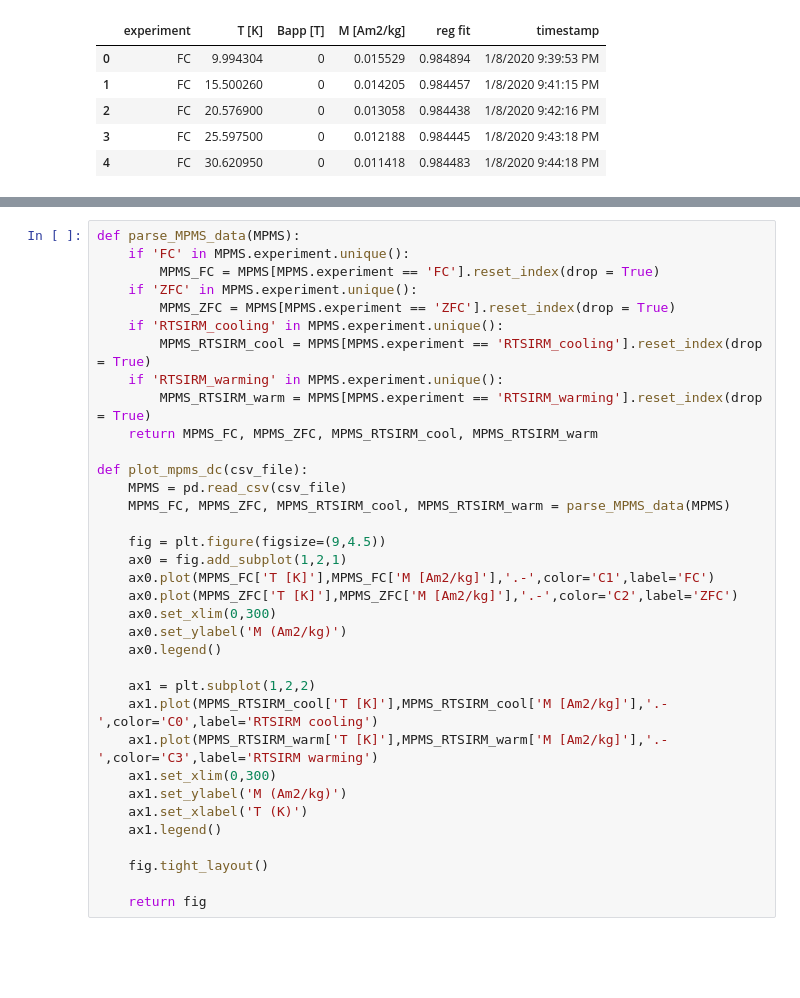
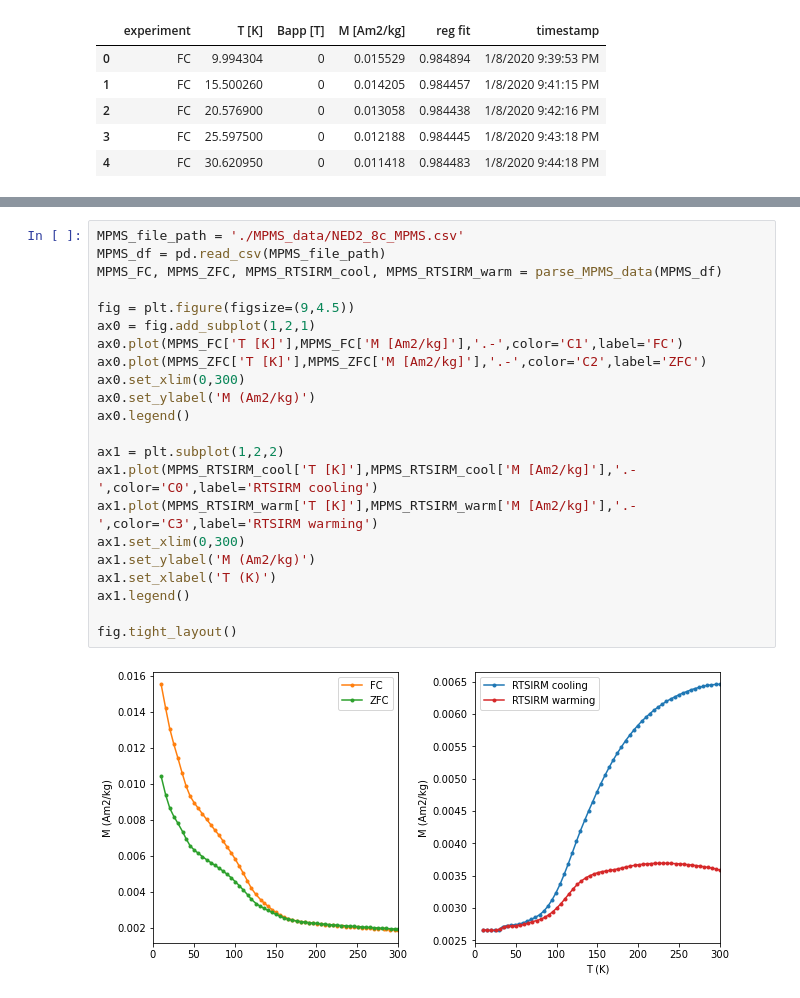
Before and after one commit to pranavdo/Earth_science_notebooks, a Jupyter notebook: rockmag/rockmag_mpms.ipynb, the cells around one changed output, grey strips where cells are left out. Cells and saved outputs as stored; diff of their text form; blank space fills up the shorter version.

```diff
--- a/rockmag/rockmag_mpms.ipynb
+++ b/rockmag/rockmag_mpms.ipynb
@@ -31,35 +42,24 @@ NED2_8c_MPMS.head()
 # %%
-def parse_MPMS_data(MPMS):
-    if 'FC' in MPMS.experiment.unique():
-        MPMS_FC = MPMS[MPMS.experiment == 'FC'].reset_index(drop = True)
-    if 'ZFC' in MPMS.experiment.unique():
-        MPMS_ZFC = MPMS[MPMS.experiment == 'ZFC'].reset_index(drop = True)
-    if 'RTSIRM_cooling' in MPMS.experiment.unique():
-        MPMS_RTSIRM_cool = MPMS[MPMS.experiment == 'RTSIRM_cooling'].reset_index(drop = True)
-    if 'RTSIRM_warming' in MPMS.experiment.unique():
-        MPMS_RTSIRM_warm = MPMS[MPMS.experiment == 'RTSIRM_warming'].reset_index(drop = True)
-    return MPMS_FC, MPMS_ZFC, MPMS_RTSIRM_cool, MPMS_RTSIRM_warm
+MPMS_file_path = './MPMS_data/NED2_8c_MPMS.csv'
+MPMS_df = pd.read_csv(MPMS_file_path)
+MPMS_FC, MPMS_ZFC, MPMS_RTSIRM_cool, MPMS_RTSIRM_warm = parse_MPMS_data(MPMS_df)
 
-def plot_mpms_dc(csv_file):
-    MPMS = pd.read_csv(csv_file)
-    MPMS_FC, MPMS_ZFC, MPMS_RTSIRM_cool, MPMS_RTSIRM_warm = parse_MPMS_data(MPMS)
+fig = plt.figure(figsize=(9,4.5))
+ax0 = fig.add_subplot(1,2,1)
+ax0.plot(MPMS_FC['T [K]'],MPMS_FC['M [Am2/kg]'],'.-',color='C1',label='FC')
+ax0.plot(MPMS_ZFC['T [K]'],MPMS_ZFC['M [Am2/kg]'],'.-',color='C2',label='ZFC')
+ax0.set_xlim(0,300)
+ax0.set_ylabel('M (Am2/kg)')
+ax0.legend()
 
-    fig = plt.figure(figsize=(9,4.5))
-    ax0 = fig.add_subplot(1,2,1)
-    ax0.plot(MPMS_FC['T [K]'],MPMS_FC['M [Am2/kg]'],'.-',color='C1',label='FC')
-    ax0.plot(MPMS_ZFC['T [K]'],MPMS_ZFC['M [Am2/kg]'],'.-',color='C2',label='ZFC')
-    ax0.set_xlim(0,300)
-    ax0.set_ylabel('M (Am2/kg)')
-    ax0.legend()
+ax1 = plt.subplot(1,2,2)
+ax1.plot(MPMS_RTSIRM_cool['T [K]'],MPMS_RTSIRM_cool['M [Am2/kg]'],'.-',color='C0',label='RTSIRM cooling')
+ax1.plot(MPMS_RTSIRM_warm['T [K]'],MPMS_RTSIRM_warm['M [Am2/kg]'],'.-',color='C3',label='RTSIRM warming')
+ax1.set_xlim(0,300)
+ax1.set_ylabel('M (Am2/kg)')
+ax1.set_xlabel('T (K)')
+ax1.legend()
 
-    ax1 = plt.subplot(1,2,2)
-    ax1.plot(MPMS_RTSIRM_cool['T [K]'],MPMS_RTSIRM_cool['M [Am2/kg]'],'.-',color='C0',label='RTSIRM cooling')
-    ax1.plot(MPMS_RTSIRM_warm['T [K]'],MPMS_RTSIRM_warm['M [Am2/kg]'],'.-',color='C3',label='RTSIRM warming')
-    ax1.set_xlim(0,300)
-    ax1.set_ylabel('M (Am2/kg)')
-    ax1.set_xlabel('T (K)')
-    ax1.legend()
-
-    fig.tight_layout()
-
-    return fig
+fig.tight_layout()
+# %% [output]
+[figure, added]
```
Also changed, not shown: parts of 9 cells of this notebook.
